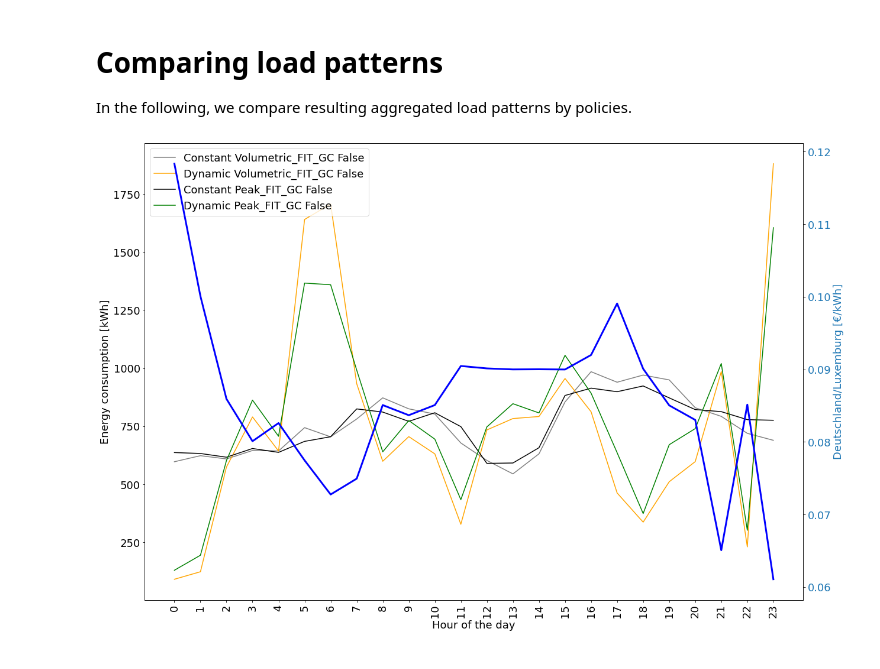
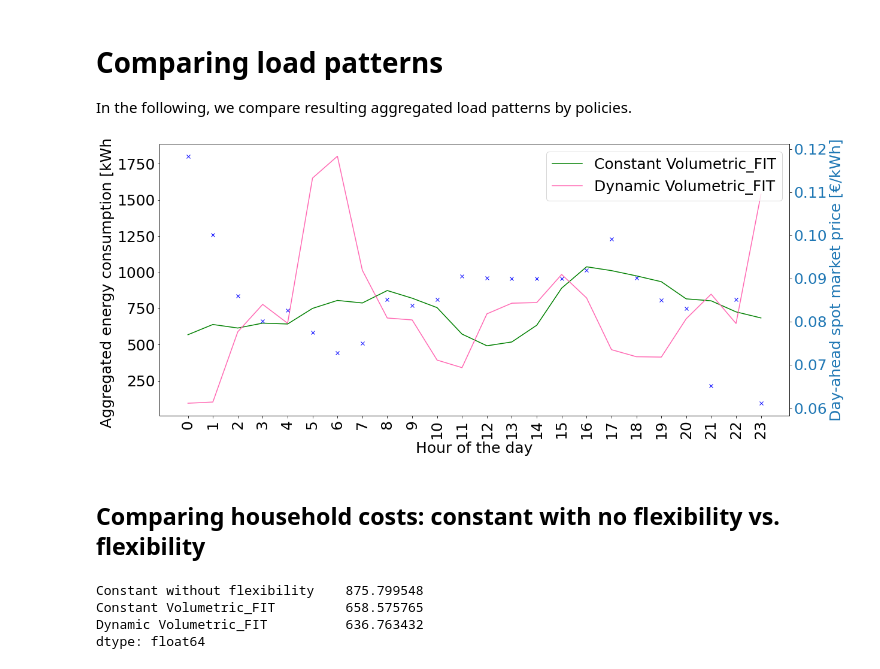
Before and after one commit to leloq/dynamic-tariffs-in-distribution-grids, a Jupyter notebook: 02 Analyze Aggregated Household Profiles and Regulatory Cases.ipynb, the cells around one changed output. Drawn from its saved outputs; the diff is of its cells as text; code cells hidden in the pictures.

Commit message:
added additional plots

```diff
--- a/02 Analyze Aggregated Household Profiles and Regulatory Cases.ipynb
+++ b/02 Analyze Aggregated Household Profiles and Regulatory Cases.ipynb
@@ -26,14 +26,14 @@ df_p.head()
 # %%
 
 def settings_to_target_df(pricing_type, operation_type, feed_in_type,grid_charge_type, grid_charging_allowed,hp=False,ev=False,costs=False):
-    target_df = pd.read_pickle(f"./output/00_pricing_{pricing_type}_operation_{operation_type}_fi_{feed_in_type}_ne_{str(grid_charge_type)}_gridch_{str(grid_charging_allowed)}.pkl")
+    target_df = pd.read_pickle(f"./output/00_pricing_{pricing_type}_operation_{operation_type}_fi_{feed_in_type}_ne_{str(grid_charge_type)}_gridch_{str(grid_charging_allowed)}_HPnew.pkl")
     if hp:
-        target_df = pd.read_pickle(f"./output/detailed_consumption/HP_00_pricing_{pricing_type}_operation_{operation_type}_fi_{feed_in_type}_ne_{str(grid_charge_type)}_gridch_{str(grid_charging_allowed)}.pkl")
+        target_df = pd.read_pickle(f"./output/detailed_consumption/HP_00_pricing_{pricing_type}_operation_{operation_type}_fi_{feed_in_type}_ne_{str(grid_charge_type)}_gridch_{str(grid_charging_allowed)}_HPnew.pkl")
     elif ev:
-        target_df = pd.read_pickle(f"./output/detailed_consumption/EV_00_pricing_{pricing_type}_operation_{operation_type}_fi_{feed_in_type}_ne_{str(grid_charge_type)}_gridch_{str(grid_charging_allowed)}.pkl")
+        target_df = pd.read_pickle(f"./output/detailed_consumption/EV_00_pricing_{pricing_type}_operation_{operation_type}_fi_{feed_in_type}_ne_{str(grid_charge_type)}_gridch_{str(grid_charging_allowed)}_HPnew.pkl")
 
     elif costs:
-        target_df = pd.read_pickle(f"./output/detailed_financials/Costs_00_pricing_{pricing_type}_operation_{operation_type}_fi_{feed_in_type}_ne_{str(grid_charge_type)}_gridch_{str(grid_charging_allowed)}.pkl")
+        target_df = pd.read_pickle(f"./output/detailed_financials/Costs_00_pricing_{pricing_type}_operation_{operation_type}_fi_{feed_in_type}_ne_{str(grid_charge_type)}_gridch_{str(grid_charging_allowed)}_HPnew.pkl")
 
     return target_df
 # %%
@@ -170,7 +196,7 @@ In the following, we compare resulting aggregated load patterns by policies.
 # %%
 compare_df = pd.DataFrame()
 
-
+cases = [case_baseline, case_volumetric_fit_gcfalse_constant, case_volumetric_fit_gcfalse]
 for case in cases:
     target_df_consumption = settings_to_target_df(case["pricing_type"], case["operation_type"], case["feed_in_tariff"],case["grid_charge_type"],
                                                      case["grid_charging_allowed"])
@@ -180,35 +206,41 @@ for case in cases:
 compare_df["Deutschland/Luxemburg [€/kWh]"] = df_p["Deutschland/Luxemburg [€/kWh]"].values
 compare_df.index = compare_df.index.strftime('%Y-%m-%d %H:%M:%S')
 # %%
+
+
+
 day = 0
 
 fig, ax1 = plt.subplots()
 
-plt.rcParams.update({'font.size': 18})
-plt.rcParams["figure.figsize"] = (18,12)
-
+plt.rcParams.update({'font.size': 25})
+plt.rcParams["figure.figsize"] = (18,8)
 
 color1 = 'tab:red'
 color2 = 'tab:green'
 # First axis for p_ch_real and p_ch_opt
 ax1.set_xlabel('Hour of the day')
-ax1.set_ylabel('Energy consumption [kWh]', color="black")
-ax1.plot(compare_df.index[day*24:(day+1)*24], compare_df['Constant Volumetric_FIT_GC False'].iloc[day*24:(day+1)*24], color="grey", label='Constant Volumetric_FIT_GC False')
-ax1.plot(compare_df.index[day*24:(day+1)*24], compare_df['Dynamic Volumetric_FIT_GC False'].iloc[day*24:(day+1)*24], color="orange", label='Dynamic Volumetric_FIT_GC False')
-ax1.plot(compare_df.index[day*24:(day+1)*24], compare_df['Constant Peak_FIT_GC False'].iloc[day*24:(day+1)*24], color="black", label='Constant Peak_FIT_GC False')
-ax1.plot(compare_df.index[day*24:(day+1)*24], compare_df['Dynamic Peak_FIT_GC False'].iloc[day*24:(day+1)*24], color="green", label='Dynamic Peak_FIT_GC False')
+ax1.set_ylabel('Aggregated energy consumption [kWh]', color="black")
+ax1.plot(compare_df.index[day*24:(day+1)*24], compare_df['Constant Volumetric_FIT'].iloc[day*24:(day+1)*24], color="green", label='Constant Volumetric_FIT')
+ax1.plot(compare_df.index[day*24:(day+1)*24], compare_df['Dynamic Volumetric_FIT'].iloc[day*24:(day+1)*24], color="hotpink", label='Dynamic Volumetric_FIT')
+#ax1.plot(compare_df.index[day*24:(day+1)*24], compare_df['Constant Rotating_FIT_GC False'].iloc[day*24:(day+1)*24], color="black", label='Constant Peak_FIT_GC False')
+#ax1.plot(compare_df.index[day*24:(day+1)*24], compare_df['Dynamic Rotating_FIT_GC False'].iloc[day*24:(day+1)*24], color="green", label='Dynamic Peak_FIT_GC False')
 ax1.tick_params(axis='y', labelcolor="black")
-ax1.legend(loc='upper left')
+ax1.legend(loc='upper right')
 
 ax2 = ax1.twinx()
 color3 = 'tab:blue'
-ax2.set_ylabel('Deutschland/Luxemburg [€/kWh]', color=color3)
-ax2.plot(compare_df.index[day*24:(day+1)*24], compare_df['Deutschland/Luxemburg [€/kWh]'].iloc[day*24:(day+1)*24],lw=3,color="blue")
+ax2.set_ylabel('Day-ahead spot market price [€/kWh]', color=color3)
+ax2.plot(compare_df.index[day*24:(day+1)*24], compare_df['Deutschland/Luxemburg [€/kWh]'].iloc[day*24:(day+1)*24],lw=3,color="blue", marker="x",linestyle="")
 ax2.tick_params(axis='y', labelcolor=color3)
 ax1.set_xticklabels(ax1.get_xticks(), rotation=90)
 
 
 fig.tight_layout()  # for a neat layout
+
+
 plt.show()
 # %% [output]
-[figure, old version]
+[figure, new version]
+# %% [markdown]
+## Comparing household costs: constant with no flexibility vs. flexibility
@@ -214,0 +259,7 @@ plt.show()
+# %%
+df_compare_energy_costs.mean()
+# %% [output]
+Constant without flexibility    875.799548
+Constant Volumetric_FIT         658.575765
+Dynamic Volumetric_FIT          636.763432
+dtype: float64
```
Also changed, not shown: parts of 10 cells of this notebook, 8 other files.
